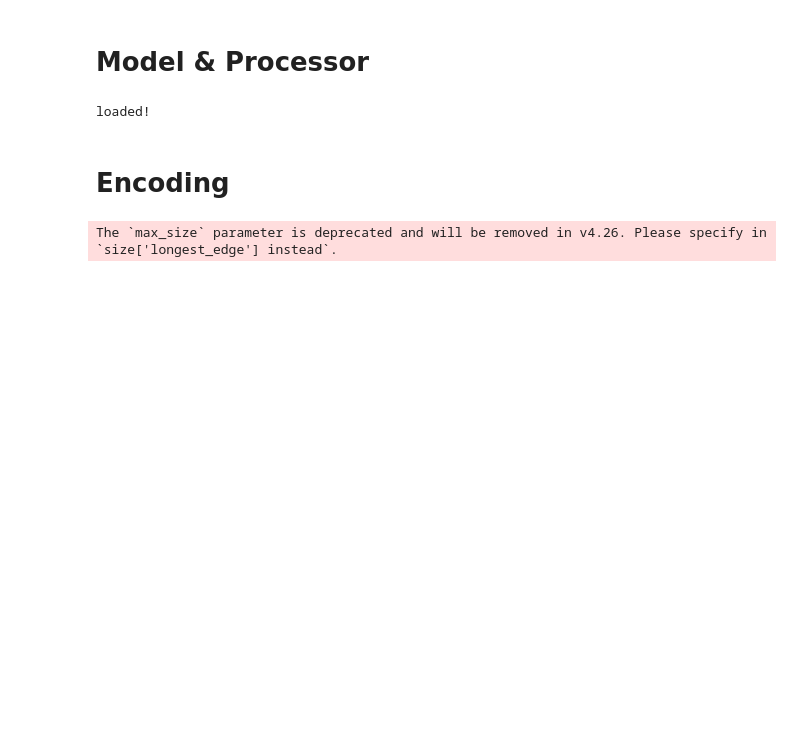
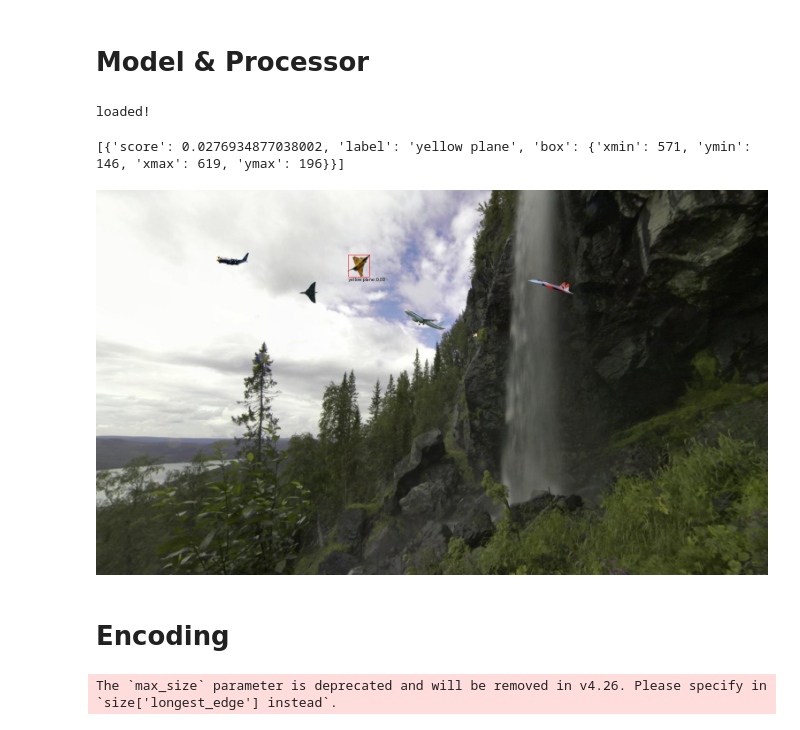
Before and after one commit to EkMi00/til-24-base, a Jupyter notebook: vlm/src/owl_vit_finetune.ipynb, the cells around one changed output. Saved outputs shown, nothing was run; the diff lists cells and outputs as text; code cells hidden in the pictures; blank space fills up the shorter version.

```diff
--- a/vlm/src/owl_vit_finetune.ipynb
+++ b/vlm/src/owl_vit_finetune.ipynb
@@ -58,11 +75,10 @@ text_inputs = list(id2label.values())
 # %%
-# cppe5 = load_dataset('ekmi00/vlm-images')
-cppe5 = load_dataset('ekmi00/vlm-images2')
-temp = list(map(lambda x: json.loads(str(x).replace("'", '"')), cppe5['train']['objects']))
-cppe5['train'] = cppe5['train'].remove_columns('objects')
-cppe5['train'] = cppe5['train'].add_column('objects',column=temp)
-cppe5['train'] = cppe5['train'].shuffle(seed=1).select(range(1000))
-cppe5['train']
+vlm_imgs = load_dataset('ekmi00/vlm-images')
+temp = list(map(lambda x: json.loads(str(x).replace("'", '"')), vlm_imgs['train']['objects']))
+vlm_imgs['train'] = vlm_imgs['train'].remove_columns('objects')
+vlm_imgs['train'] = vlm_imgs['train'].add_column('objects', column=temp)
+vlm_imgs['train'] = vlm_imgs['train'].select(range(100))
+vlm_imgs['train']
 # %% [output]
 Dataset({
     features: ['image', 'image_id', 'width', 'height', 'objects'],
@@ -70,7 +86,7 @@ Dataset({
 })
 # %%
-cppe5 = cppe5['train'].train_test_split(test_size=0.2)
-cppe5
+vlm_imgs = vlm_imgs['train'].train_test_split(test_size=0.2, shuffle=False)
+vlm_imgs
 # %% [output]
 DatasetDict({
     train: Dataset({
@@ -108,6 +125,43 @@ print("loaded!")
 # while with significant better performance, would run into OOM (Out of memory)
 # %% [output]
 loaded!
+# %%
+detector = pipeline(model=checkpoint, task="zero-shot-object-detection") #checkpoint
+image = vlm_imgs["train"][5]["image"]
+
+predictions = detector(
+    image,
+    candidate_labels=['yellow plane'],
+    threshold=1e-2,
+    top_k=5
+)
+print(predictions)
+
+draw = ImageDraw.Draw(image)
+
+if bool(predictions):
+	prediction = max(predictions, key=lambda x: x['score'])
+	box = prediction["box"]
+	label = prediction["label"]
+	score = prediction["score"]
+
+	xmin, ymin, xmax, ymax = box.values()
+	draw.rectangle((xmin, ymin, xmax, ymax), outline="red", width=1)
+	draw.text((xmin, ymax), f"{label}: {round(score,2)}", fill="black")
+
+# for prediction in predictions:
+# 	box = prediction["box"]
+# 	label = prediction["label"]
+# 	score = prediction["score"]
+
+# 	xmin, ymin, xmax, ymax = box.values()
+# 	draw.rectangle((xmin, ymin, xmax, ymax), outline="red", width=1)
+# 	draw.text((xmin, ymin), f"{label}: {round(score,2)}", fill="black")
+
+image
+# %% [output]
+[{'score': 0.0276934877038002, 'label': 'yellow plane', 'box': {'xmin': 571, 'ymin': 146, 'xmax': 619, 'ymax': 196}}]
+[figure, added]
 # %% [markdown]
 # Encoding
 # %%
```
Also changed, not shown: parts of 25 cells of this notebook, 10 other files.
